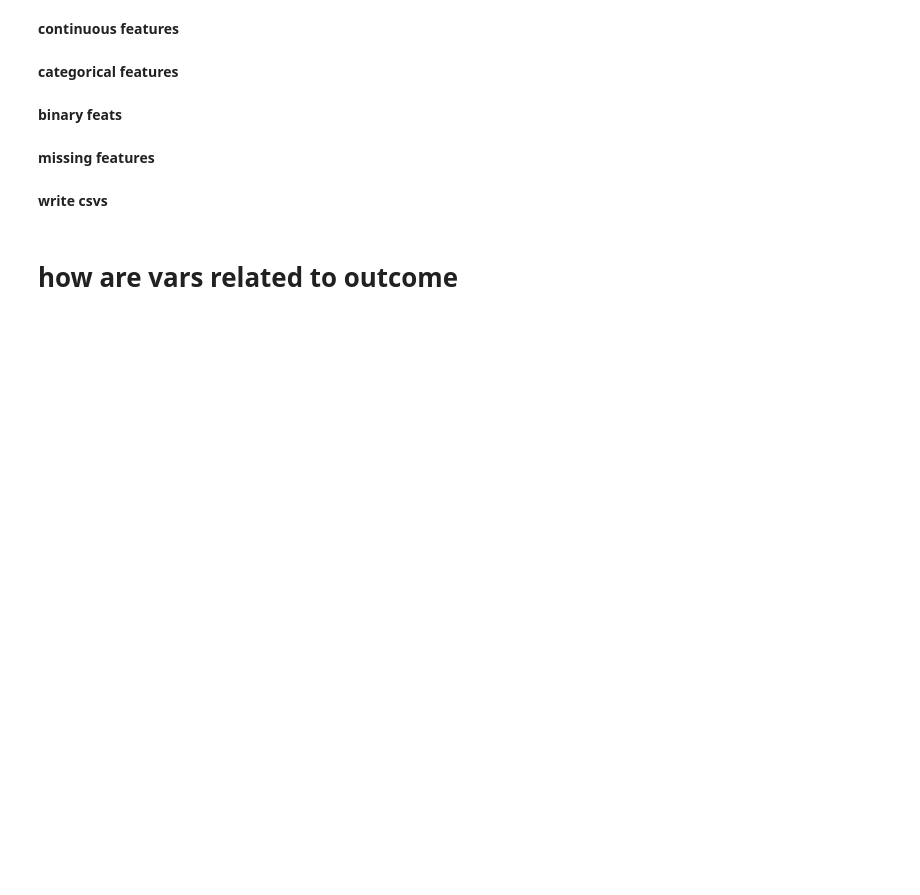
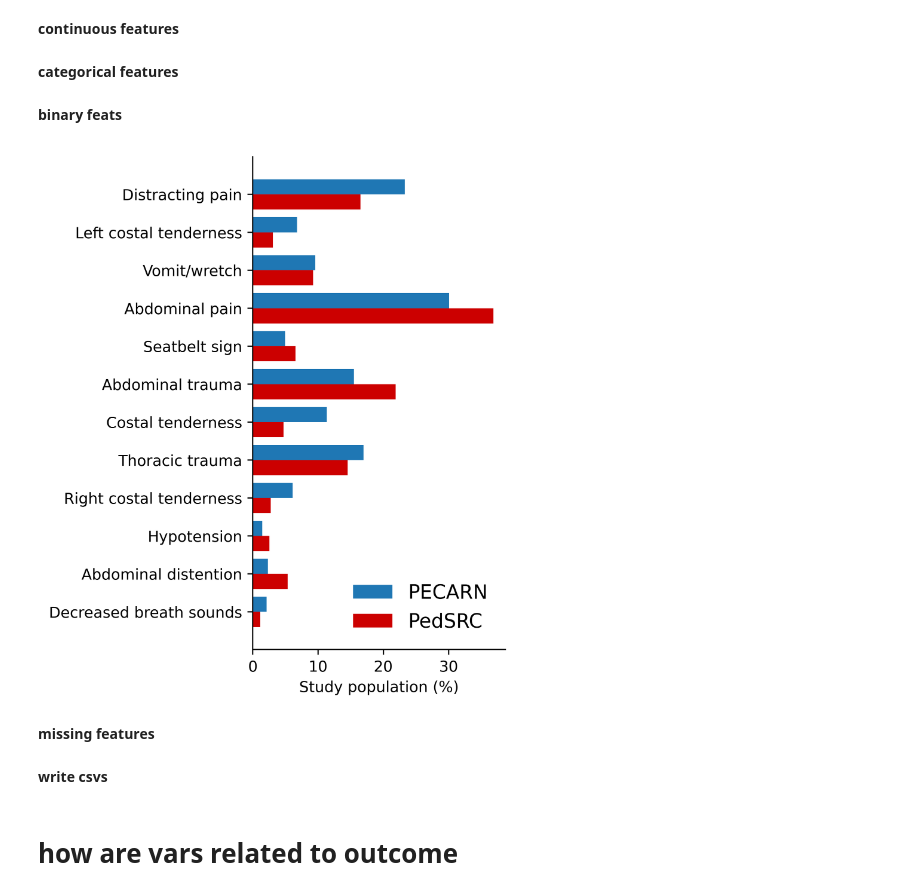
Before and after one commit to csinva/iai-clinical-decision-rule, a Jupyter notebook: notebooks/01_match_features_psrc_pecarn.ipynb, the cells around one changed output. Cells and saved outputs as stored; diff of their text form; code cells hidden in the pictures; blank space fills up the shorter version.

```diff
--- a/notebooks/01_match_features_psrc_pecarn.ipynb
+++ b/notebooks/01_match_features_psrc_pecarn.ipynb
@@ -122,6 +132,7 @@ for i in range(R):
     plt.subplot(R, C, i + 1)
     feat = feats_categorical[i]
     vals_unique = np.unique(np.hstack((df_pecarn[feat], df_psrc[feat]))).tolist()
+    print(vals_unique)
     n = len(vals_unique)
     frac_pecarn = np.array([(df_pecarn[feat]==val).sum() for val in vals_unique]) / df_pecarn.shape[0] * 100
     frac_psrc = np.array([(df_psrc[feat]==val).sum() for val in vals_unique]) / df_psrc.shape[0] * 100
@@ -129,13 +140,22 @@ for i in range(R):
     width = 0.4
     plt.barh(np.arange(n), frac_pecarn, height=0.4, label='pecarn', color=cb)
     plt.barh(np.arange(n) - width, frac_psrc, height=0.4, label='psrc', color=cr)
-    plt.yticks(np.arange(n) - width + 0.2, [viz.rename(v) for v in vals_unique])
+    plt.yticks(np.arange(n) - width + 0.2, [v.replace('unknown', 'Unknown') for v in vals_unique])
 
 
     plt.xticks(rotation='vertical')
-    plt.ylabel(viz.rename(feat), fontweight='bold', fontsize=13)
+    def rename_local(x):
+        rename_map = {
+            'Abd. tenderness\ndegree': 'Degree of\nabdominal tenderness',
+            'MOI': 'Mechanism of Injury',
+        }
+        if x in rename_map:
+            return rename_map[x]
+        else:
+            return x
+    plt.ylabel(rename_local(viz.rename(feat)), fontweight='bold', fontsize=13)
     if i == R - 1:
-        plt.xlabel('Proportion of patients (%)')
+        plt.xlabel('Study population (%)')
 
 # plt.legend()
 plt.tight_layout()
@@ -146,25 +166,38 @@ plt.show()
 # %%
 R, C = 3, 4
 feats_binary_plot = [f for f in feats_binary
                      if not '_or_' in f
                      and not 'Race_orig' in f
                      and not 'GCSScore_Full' in f
                      and not '<' in f]
 n = len(feats_binary_plot)
 def true_or_yes(vals):
     return (vals==True) | (vals=='yes')
 frac_psrc = true_or_yes(df_psrc[feats_binary_plot]).mean().values * 100
 frac_pecarn = true_or_yes(df_pecarn[feats_binary_plot]).mean().values * 100
 
 width = 0.4
 plt.figure(dpi=500, figsize=(3, 6))
-plt.barh(np.arange(n), frac_pecarn, height=0.4, label='pecarn', color=cb)
-plt.barh(np.arange(n) - width, frac_psrc, height=0.4, label='psrc', color=cr)
+plt.barh(np.arange(n), frac_pecarn, height=0.4, label='PECARN', color=cb)
+plt.barh(np.arange(n) - width, frac_psrc, height=0.4, label='PedSRC', color=cr)
+def rename_local(x):
+    rename_map = {
+        'Abd. pain': 'Abdominal pain',
+        'Abd. trauma': 'Abdominal trauma',
+        'Abd. distention': 'Abdominal distention',
+        'Decr. breath sounds': 'Decreased breath sounds'
+    }
+    if x in rename_map:
+        return rename_map[x]
+    else:
+        return x
 plt.yticks(np.arange(n) - width + 0.2,
-           [viz.rename(f) for f in feats_binary_plot])
-plt.xlabel('Proportion of patients (%)')
+           [rename_local(viz.rename(f)) for f in feats_binary_plot])
+plt.xlabel('Study population (%)')
 plt.legend(frameon=False, fontsize=13)
 plt.show()
+# %% [output]
+[figure, added]
 # %% [markdown]
 **missing features**
 # %%
```
Also changed, not shown: parts of 3 cells of this notebook, 3 other files.
